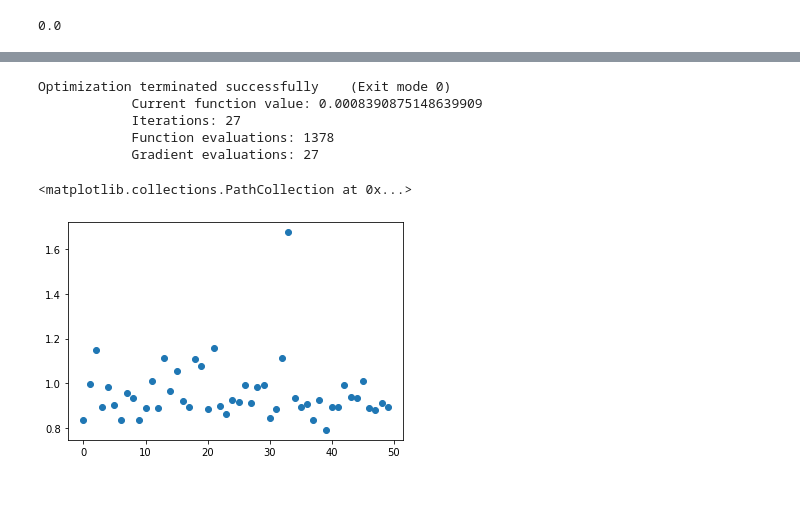
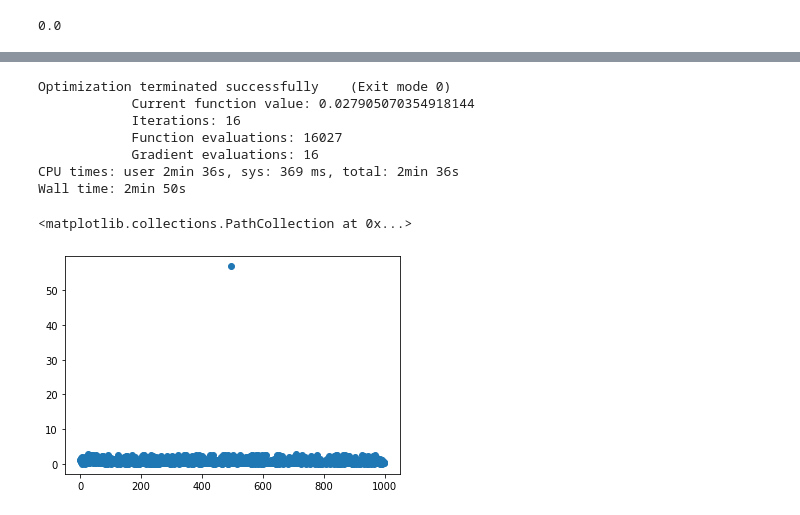
Before and after one commit to csrinesh/balance_cohort, a Jupyter notebook: cohortbalancer.ipynb, the cells around one changed output, grey strips where cells are left out. Drawn from its saved outputs; the diff is of its cells as text; code cells hidden in the pictures.

```diff
--- a/cohortbalancer.ipynb
+++ b/cohortbalancer.ipynb
@@ -43,19 +43,24 @@ plot_dist(data_base)
 # %%
 # For External cohort
-age = 48
+age = 50
 lab1 = 5
 lab2 = 2800
 lab3 = 12
 
 mean = [age, lab1, lab2]
-cov = [[15, 11, 0.4],
-       [11, 30, 1.1],
-       [0.4, 1.1, 9000]]
+cov = [[15, 11, 4],
+       [11, 30, 5],
+       [4, 5, 5000]]
 x = np.random.default_rng().multivariate_normal(mean, cov, config['neca'])
 x[x< 0] = 0
-x = np.concatenate((x, 6*np.random.beta(1, 2, size=config['neca']).reshape(-1, 1)),
+x = np.concatenate((x, 6*np.random.beta(1.2, 0.9, size=config['neca']).reshape(-1, 1)),
                    axis=1)
 data_eca = pd.DataFrame(x, columns=['age', 'lab1', 'lab2', 'lab3'])
+# %%
+data_eca = data_eca.iloc[0:-2]
+xp = pd.DataFrame([[72, 12, 4000, 2], [20, 11, 2000, 3]],
+                 columns=['age', 'lab1', 'lab2', 'lab3'])
+data_eca = pd.concat([data_eca, xp]).reset_index(drop=True)
 # %%
 plot_dist(data_eca)
 # %% [output]
@@ -114,10 +116,32 @@ def calc_loss(w):
     est_den_age = scipy.stats.gaussian_kde(scaled_age)
     b = max(max_age, scaled_age.max())
     a = min(min_age, scaled_age.min())
+    waypoints = np.linspace(a, b, 100)
 
+    scaled_lab1 = (data_eca['lab1']*w)
+    est_den_lab1 = scipy.stats.gaussian_kde(scaled_lab1)
+    b = max(max_lab1, scaled_lab1.max())
+    a = min(min_lab1, scaled_lab1.min())
     waypoints = np.linspace(a, b, 100)
+
+    scaled_lab2 = (data_eca['lab2']*w)
+    est_den_lab2 = scipy.stats.gaussian_kde(scaled_lab2)
+    b = max(max_lab2, scaled_lab2.max())
+    a = min(min_lab2, scaled_lab2.min())
+    waypoints = np.linspace(a, b, 100)
+
+    scaled_lab3 = (data_eca['lab3']*w)
+    est_den_lab3 = scipy.stats.gaussian_kde(scaled_lab3)
+    b = max(max_lab3, scaled_lab3.max())
+    a = min(min_lab3, scaled_lab3.min())
+    waypoints = np.linspace(a, b, 100)
+
+
 #     loss = rel_entr(density_age(waypoints), est_den_age(waypoints))
-    loss = (density_age(waypoints)- est_den_age(waypoints))**2
+    loss = (density_age(waypoints)- est_den_age(waypoints))**2 + \
+    (density_lab1(waypoints)- est_den_lab1(waypoints))**2 + \
+    (density_lab2(waypoints)- est_den_lab2(waypoints))**2 + \
+    (density_lab3(waypoints)- est_den_lab3(waypoints))**2
 
     return sum(loss)
 # %%
@@ -128,19 +152,22 @@ cons = ({'type': 'ineq',
        'fun': noneg,
        })
 # %%
+%%time
 weights = np.ones(config['neca'])
 
 from scipy.optimize import minimize
-wmin = minimize(calc_loss, weights, constraints=cons, options=
+wopt = minimize(calc_loss, weights, constraints=cons, options=
             {"disp":True,"maxiter":1000})
 # %% [output]
 Optimization terminated successfully    (Exit mode 0)
-            Current function value: 0.0008390875148639909
-            Iterations: 27
-            Function evaluations: 1378
-            Gradient evaluations: 27
+            Current function value: 0.027905070354918144
+            Iterations: 16
+            Function evaluations: 16027
+            Gradient evaluations: 16
+CPU times: user 2min 36s, sys: 369 ms, total: 2min 36s
+Wall time: 2min 50s
 # %%
-plt.scatter(range(config['neca']), wmin.x)
+plt.scatter(range(config['neca']), wopt.x)
 # %% [output]
 <matplotlib.collections.PathCollection at 0x...>
-[figure, old version]
+[figure, new version]
```
Also changed, not shown: parts of 13 cells of this notebook.
